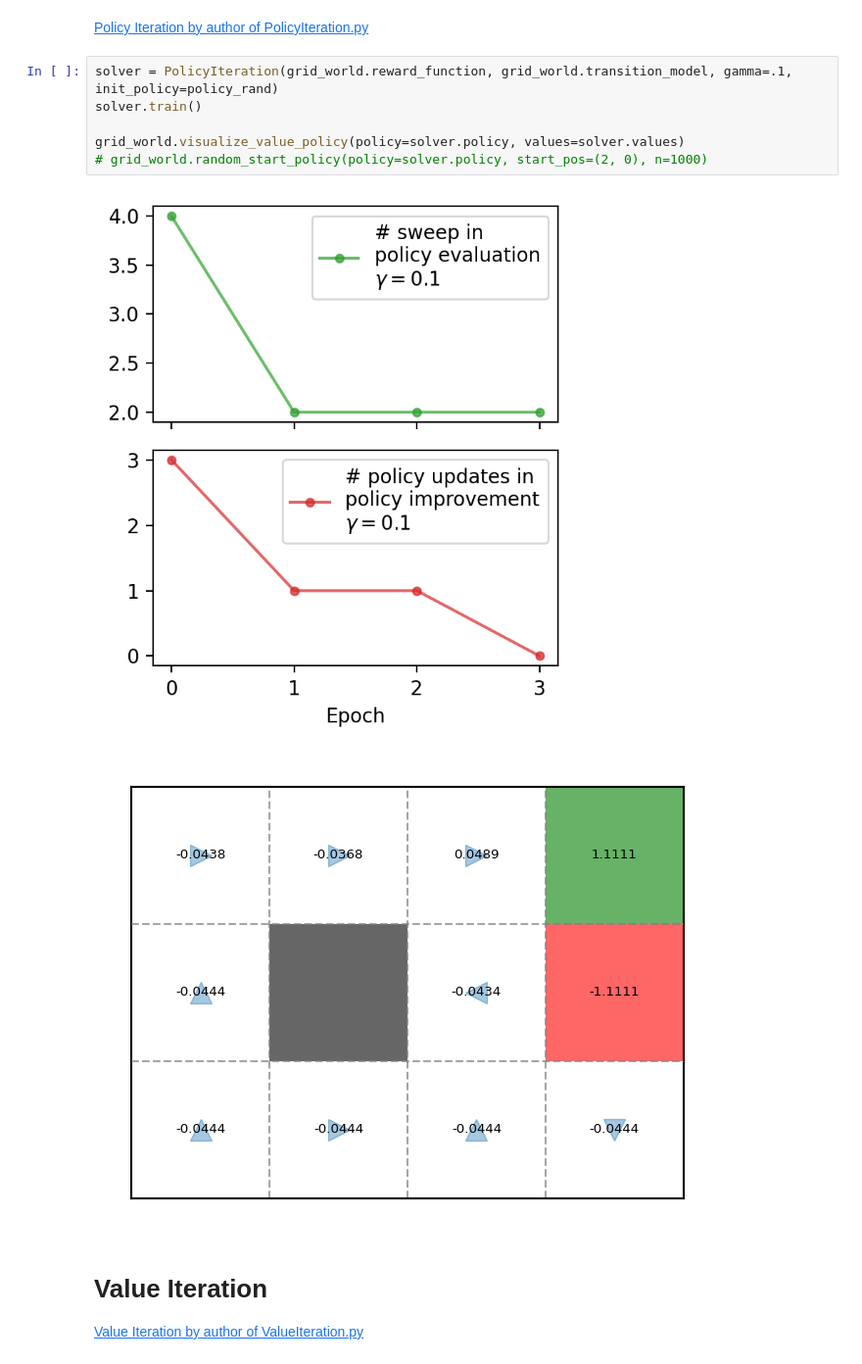
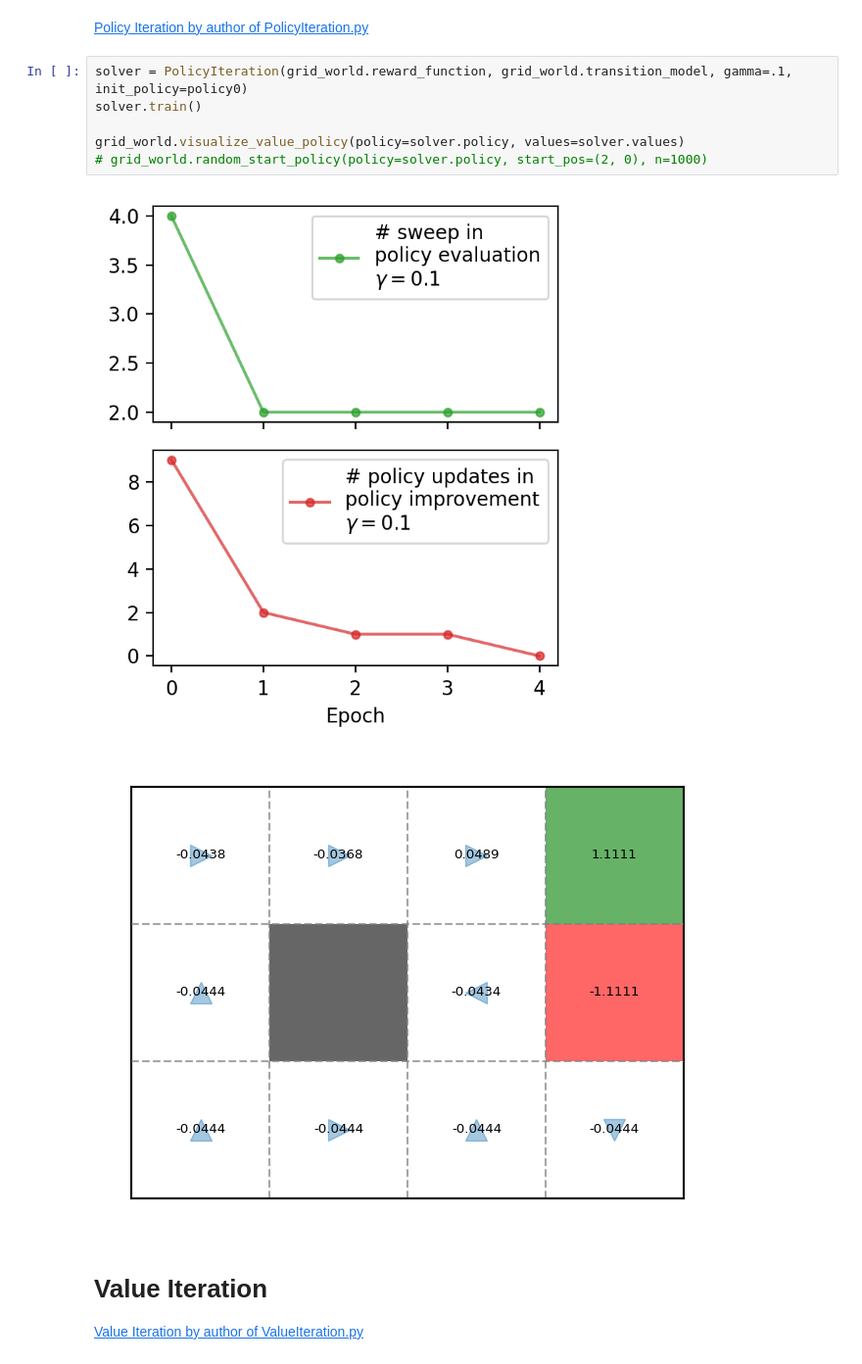
Before and after one commit to zankac/ProjectCS420, a Jupyter notebook: markov/mdp.ipynb, the cells around one changed output. Shown: that part at 98% size. Drawn from its saved outputs; the diff is of its cells as text.

```diff
--- a/markov/mdp.ipynb
+++ b/markov/mdp.ipynb
@@ -128,13 +135,13 @@ std = 0.21315571772767436
 # %% [markdown]
 [Policy Iteration by author of PolicyIteration.py](https://medium.com/@ngao7/markov-decision-process-policy-iteration-42d35ee87c82)
 # %%
-solver = PolicyIteration(grid_world.reward_function, grid_world.transition_model, gamma=.1, init_policy=policy_rand)
+solver = PolicyIteration(grid_world.reward_function, grid_world.transition_model, gamma=.1, init_policy=policy0)
 solver.train()
 
 grid_world.visualize_value_policy(policy=solver.policy, values=solver.values)
 # grid_world.random_start_policy(policy=solver.policy, start_pos=(2, 0), n=1000)
 # %% [output]
-[figure, old version]
+[figure, new version]
 [figure]
 # %% [markdown]
 # Value Iteration
```
Also changed, not shown: parts of 11 cells of this notebook.
